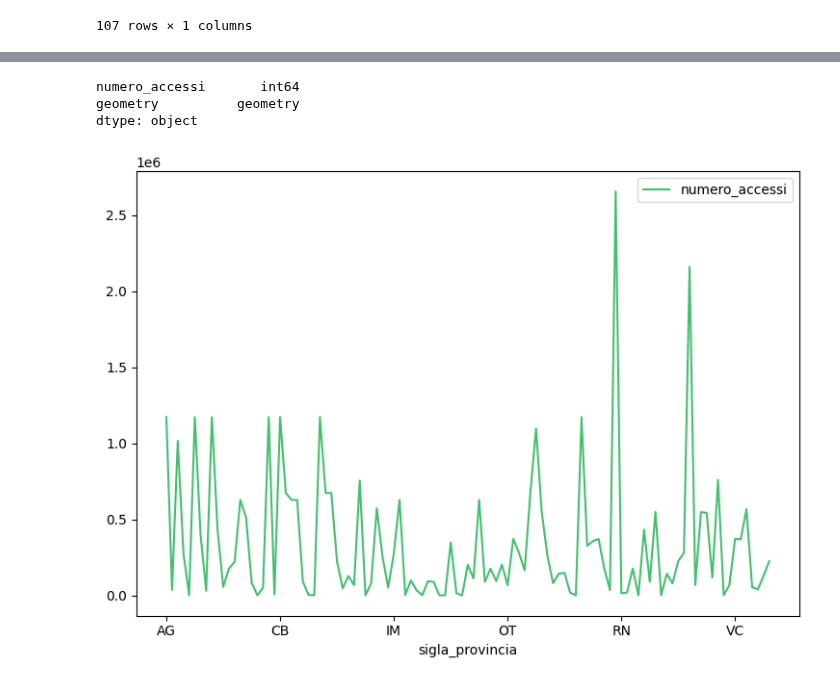
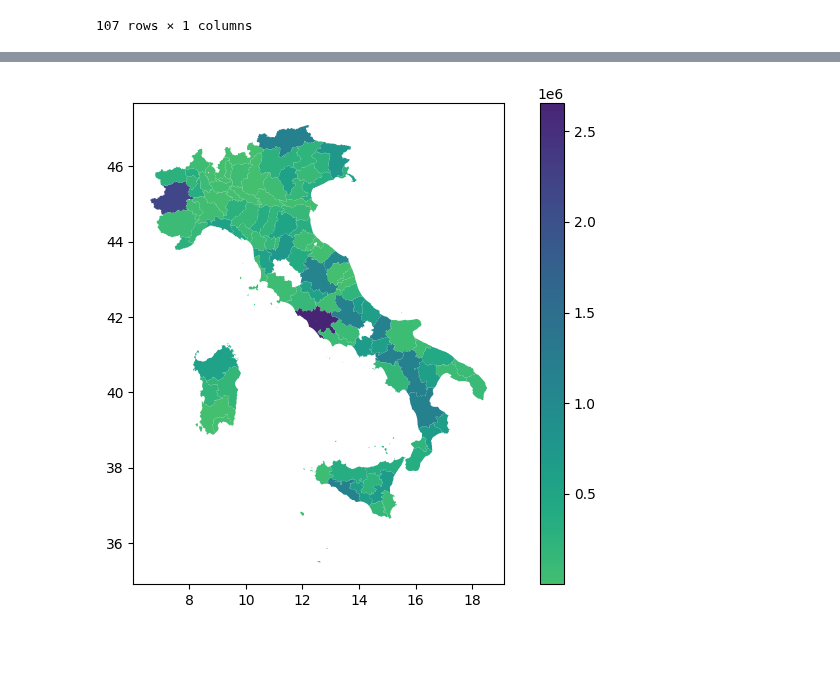
Before and after one commit to armandoschianodicola/italy-stats, a Jupyter notebook: 9/main.ipynb, the cells around one changed output, grey strips where cells are left out. Drawn from its saved outputs; the diff is of its cells as text; code cells hidden in the pictures; blank space fills up the shorter version.

```diff
--- a/9/main.ipynb
+++ b/9/main.ipynb
@@ -108,3 +150,7 @@ df
 | VT | 127665 |
 | VV | 225105 |
 107 rows × 1 columns
+# %%
+df = df.join(df_asl_agg)
+# %%
+df["target_group_avg"] = df["numero_accessi"] / df["asl_count"]
@@ -111,5 +174,5 @@ df
 # %%
-df = df.join(provinces_gdf.set_index("prov_acr"))
+df = provinces_gdf.set_index("prov_acr").join(df)
 # %%
 df
 # %% [output]
@@ -130,13 +193,8 @@ df
-# %%
-df = df.loc[df["geometry"] == TARGET_GROUP,
-# %% [output]
-numero_accessi       int64
-geometry          geometry
-dtype: object
 # %%
 df.plot(
+    column="numero_accessi",
     legend=True,
     cmap=CMAP
 );
 # %% [output]
-[figure, old version]
+[figure, new version]
```
Also changed, not shown: parts of 8 cells of this notebook.
